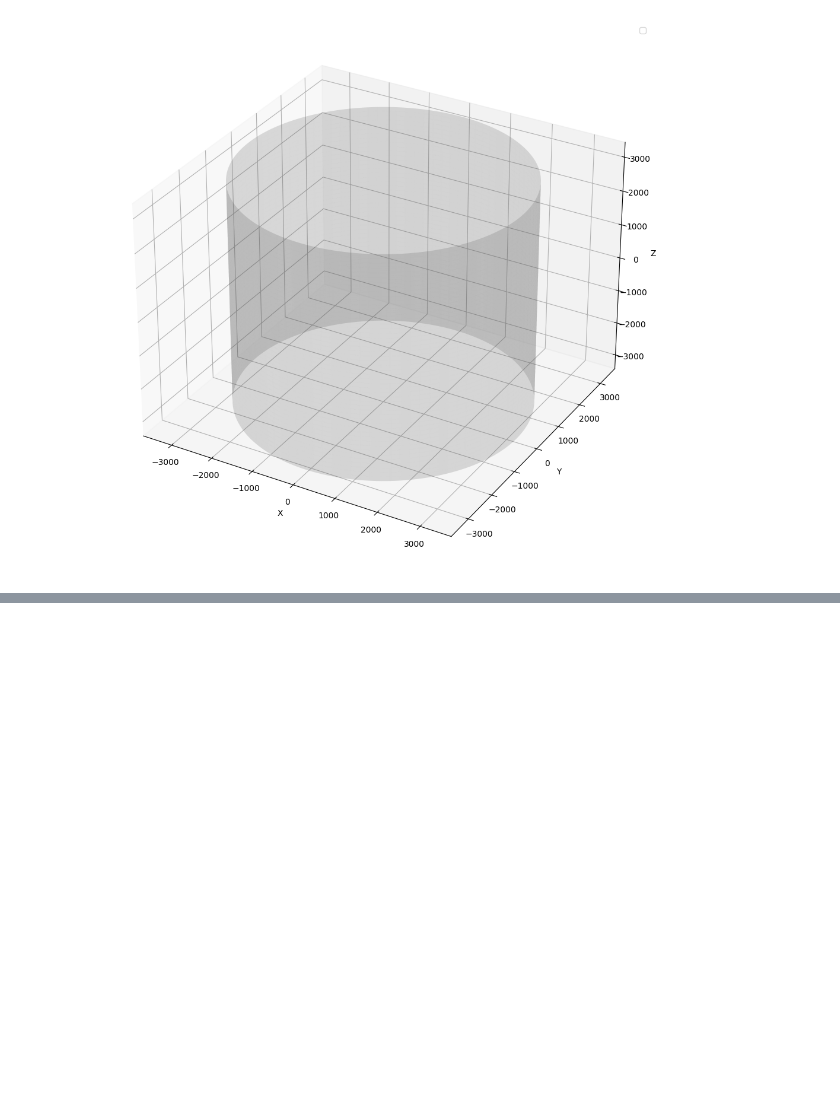
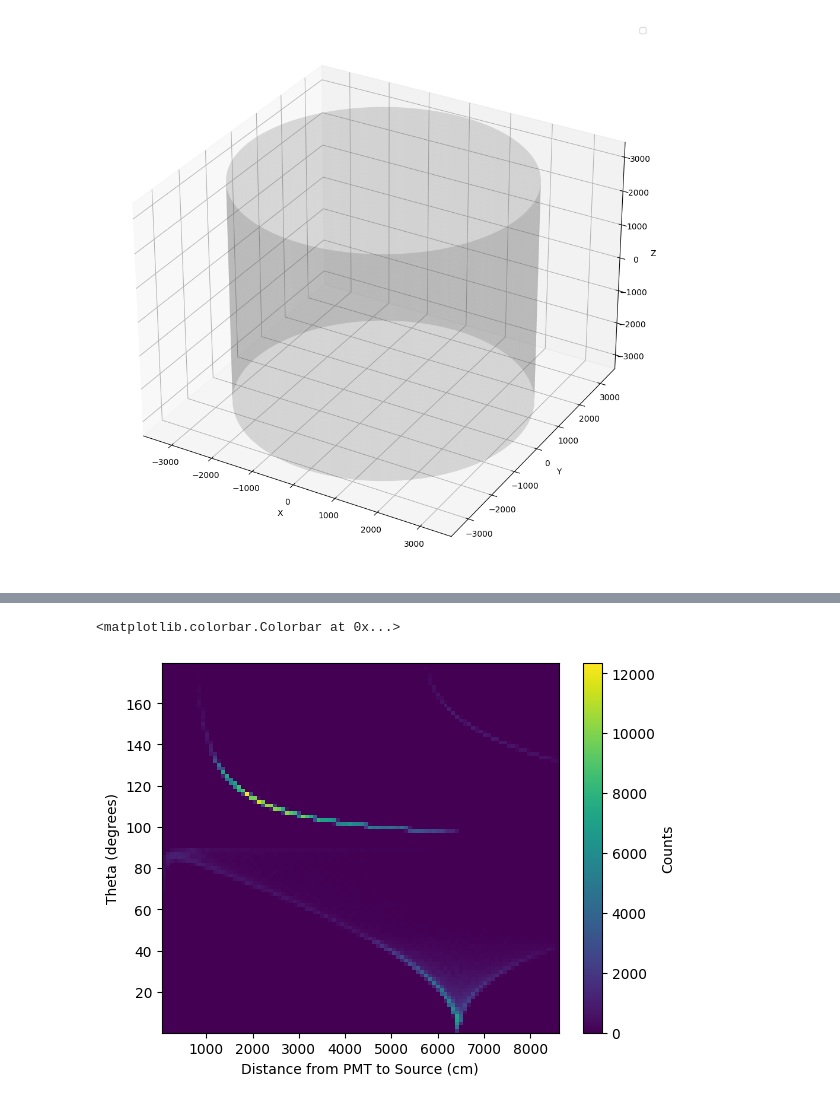
Before and after one commit to kpulido444/HKPMTcalibration, a Jupyter notebook: exploration.ipynb, the cells around one changed output, grey strips where cells are left out. Saved outputs shown, nothing was run; the diff lists cells and outputs as text; code cells hidden in the pictures; blank space fills up the shorter version.

```diff
--- a/exploration.ipynb
+++ b/exploration.ipynb
@@ -200,0 +549,23 @@ plt.show()
+# %%
+thetas = []
+center_distances = []
+
+unique_pmts = hit_df['pmt_id'].unique()[:1000]
+
+for id in tqdm(unique_pmts):
+    theta, dist = get_ang_pos(id)
+    thetas.append(theta)
+    center_distances.append(dist)
+
+# plot thetas vs center_distances on histogram
+
+plt.figure()
+
+plt.hist2d(np.concatenate(center_distances), np.concatenate(thetas), bins=100)
+
+plt.xlabel("Distance from PMT to Source (cm)")
+plt.ylabel("Theta (degrees)")
+plt.colorbar(label="Counts")
+# %% [output]
+<matplotlib.colorbar.Colorbar at 0x...>
+[figure, added]
```
Also changed, not shown: parts of 12 cells of this notebook.
